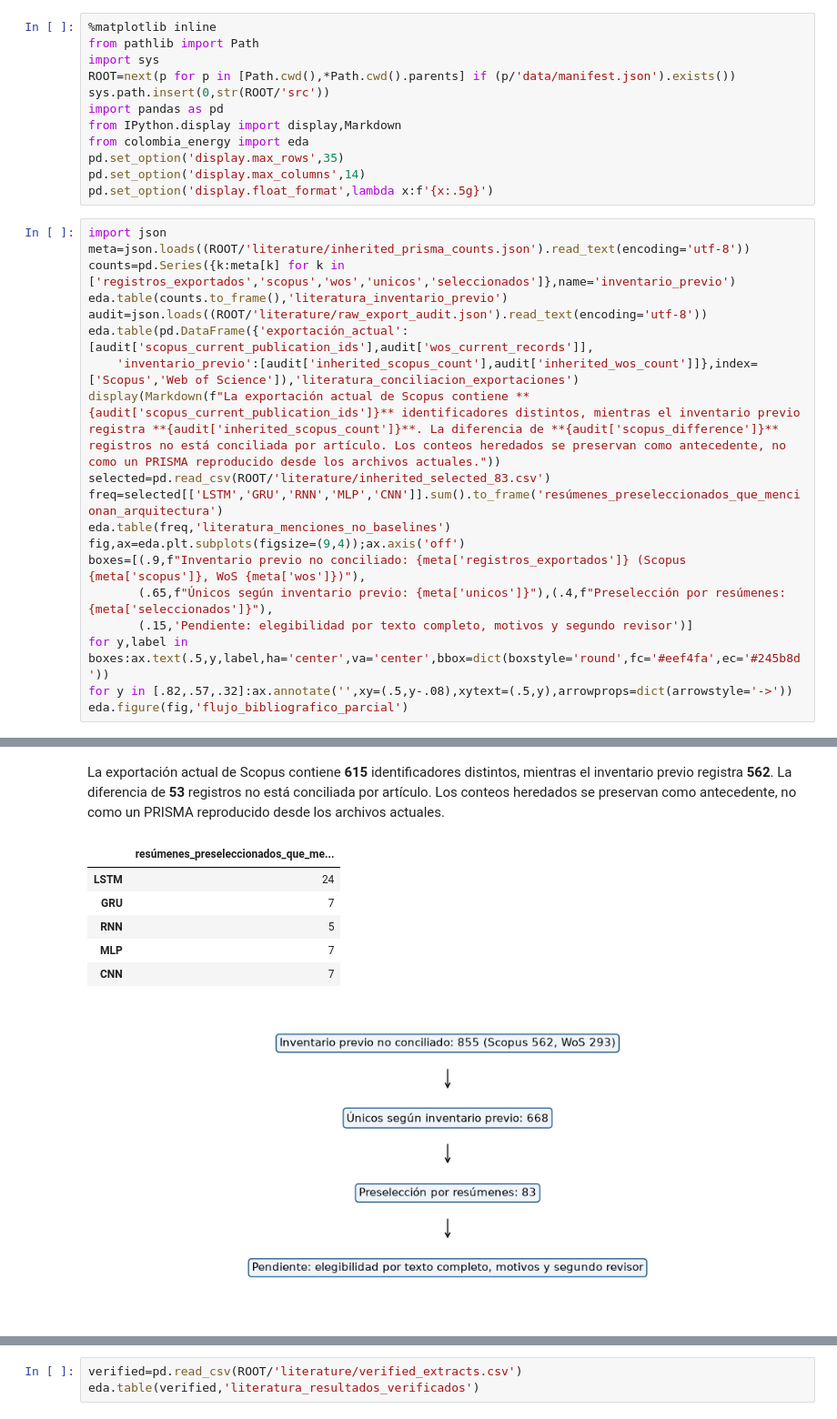
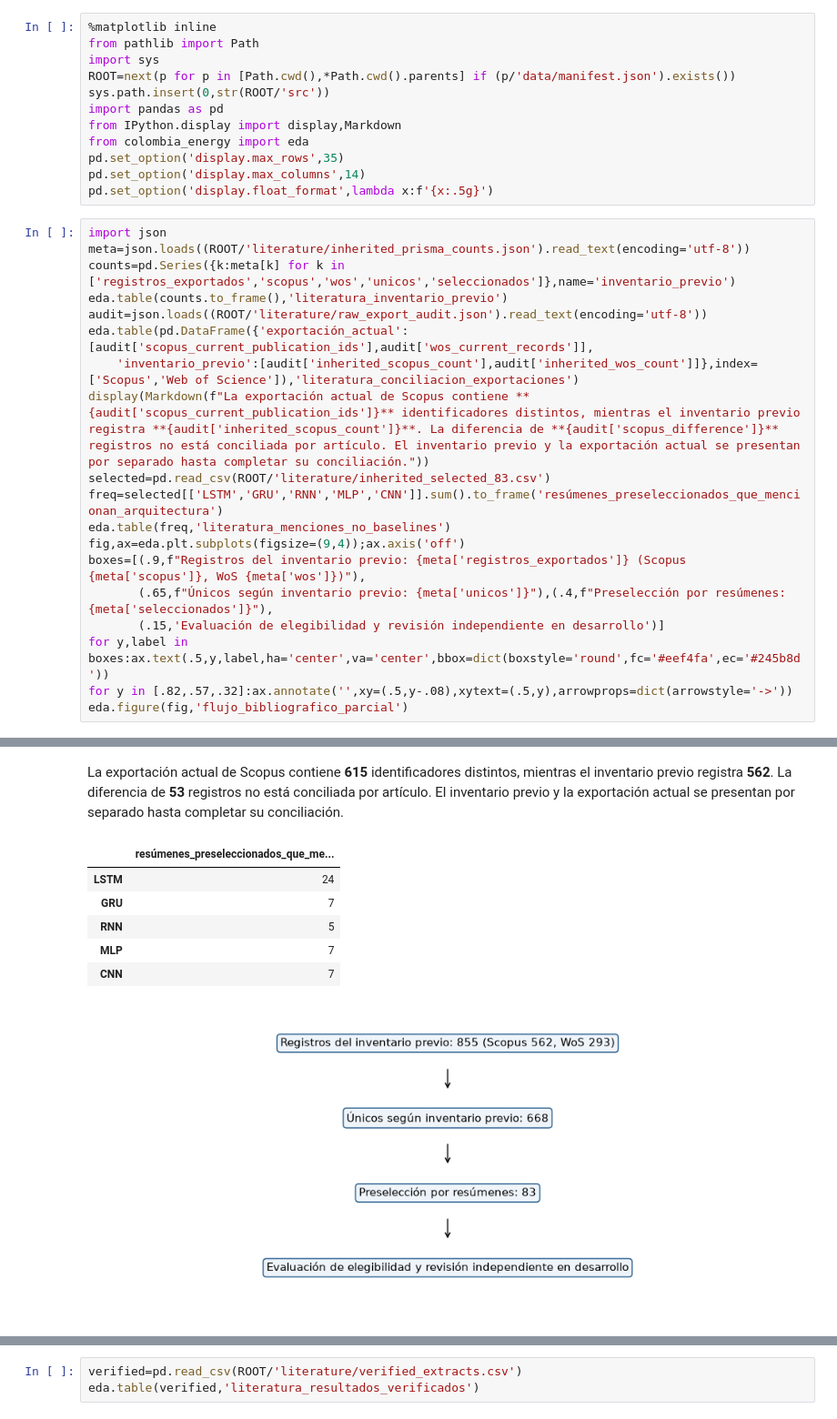
Before and after one commit to Fabian-11037/Time-Series-Project, a Jupyter notebook: book/09_literatura.ipynb, the cells around one changed output, grey strips where cells are left out. Shown at 91% size. Drawn from its saved outputs; the diff is of its cells as text.

```diff
--- a/book/09_literatura.ipynb
+++ b/book/09_literatura.ipynb
@@ -21,36 +21,36 @@ import json
 meta=json.loads((ROOT/'literature/inherited_prisma_counts.json').read_text(encoding='utf-8'))
 counts=pd.Series({k:meta[k] for k in ['registros_exportados','scopus','wos','unicos','seleccionados']},name='inventario_previo')
 eda.table(counts.to_frame(),'literatura_inventario_previo')
 audit=json.loads((ROOT/'literature/raw_export_audit.json').read_text(encoding='utf-8'))
 eda.table(pd.DataFrame({'exportación_actual':[audit['scopus_current_publication_ids'],audit['wos_current_records']],
     'inventario_previo':[audit['inherited_scopus_count'],audit['inherited_wos_count']]},index=['Scopus','Web of Science']),'literatura_conciliacion_exportaciones')
-display(Markdown(f"La exportación actual de Scopus contiene **{audit['scopus_current_publication_ids']}** identificadores distintos, mientras el inventario previo registra **{audit['inherited_scopus_count']}**. La diferencia de **{audit['scopus_difference']}** registros no está conciliada por artículo. Los conteos heredados se preservan como antecedente, no como un PRISMA reproducido desde los archivos actuales."))
+display(Markdown(f"La exportación actual de Scopus contiene **{audit['scopus_current_publication_ids']}** identificadores distintos, mientras el inventario previo registra **{audit['inherited_scopus_count']}**. La diferencia de **{audit['scopus_difference']}** registros no está conciliada por artículo. El inventario previo y la exportación actual se presentan por separado hasta completar su conciliación."))
 selected=pd.read_csv(ROOT/'literature/inherited_selected_83.csv')
 freq=selected[['LSTM','GRU','RNN','MLP','CNN']].sum().to_frame('resúmenes_preseleccionados_que_mencionan_arquitectura')
 eda.table(freq,'literatura_menciones_no_baselines')
 fig,ax=eda.plt.subplots(figsize=(9,4));ax.axis('off')
-boxes=[(.9,f"Inventario previo no conciliado: {meta['registros_exportados']} (Scopus {meta['scopus']}, WoS {meta['wos']})"),
+boxes=[(.9,f"Registros del inventario previo: {meta['registros_exportados']} (Scopus {meta['scopus']}, WoS {meta['wos']})"),
        (.65,f"Únicos según inventario previo: {meta['unicos']}"),(.4,f"Preselección por resúmenes: {meta['seleccionados']}"),
-       (.15,'Pendiente: elegibilidad por texto completo, motivos y segundo revisor')]
+       (.15,'Evaluación de elegibilidad y revisión independiente en desarrollo')]
 for y,label in boxes:ax.text(.5,y,label,ha='center',va='center',bbox=dict(boxstyle='round',fc='#eef4fa',ec='#245b8d'))
 for y in [.82,.57,.32]:ax.annotate('',xy=(.5,y-.08),xytext=(.5,y),arrowprops=dict(arrowstyle='->'))
 eda.figure(fig,'flujo_bibliografico_parcial')
 # %% [output]
 |  | inventario_previo |
 | registros_exportados | 855 |
 | scopus | 562 |
 | wos | 293 |
 | unicos | 668 |
 | seleccionados | 83 |
 |  | exportación_actual | inventario_previo |
 | Scopus | 615 | 562 |
 | Web of Science | 293 | 293 |
-La exportación actual de Scopus contiene **615** identificadores distintos, mientras el inventario previo registra **562**. La diferencia de **53** registros no está conciliada por artículo. Los conteos heredados se preservan como antecedente, no como un PRISMA reproducido desde los archivos actuales.
+La exportación actual de Scopus contiene **615** identificadores distintos, mientras el inventario previo registra **562**. La diferencia de **53** registros no está conciliada por artículo. El inventario previo y la exportación actual se presentan por separado hasta completar su conciliación.
 |  | resúmenes_preseleccionados_que_me... |
 | LSTM | 24 |
 | GRU | 7 |
 | RNN | 5 |
 | MLP | 7 |
 | CNN | 7 |
-[figure, old version]
+[figure, new version]
 # %% [markdown]
```
Also changed, not shown: parts of 4 cells of this notebook, 53 other files.
